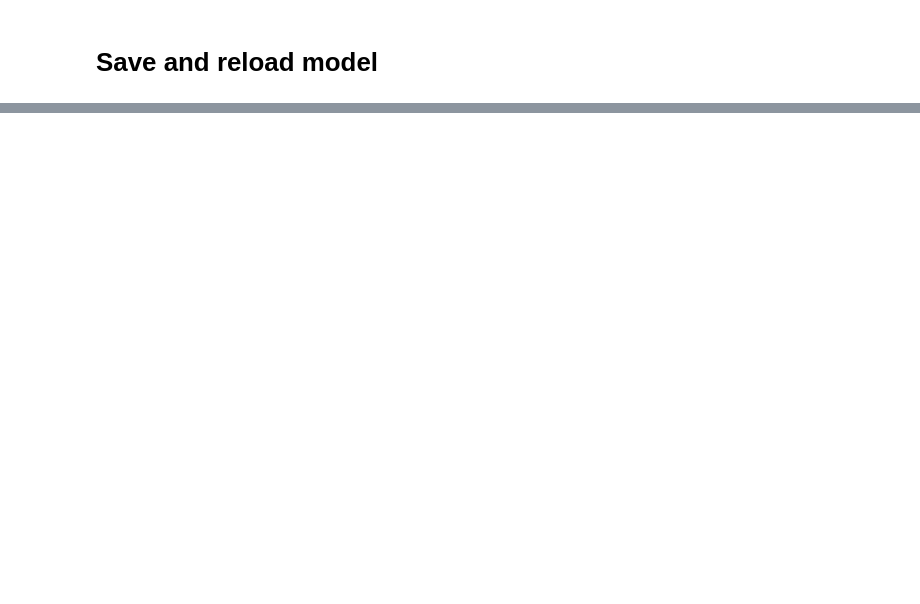
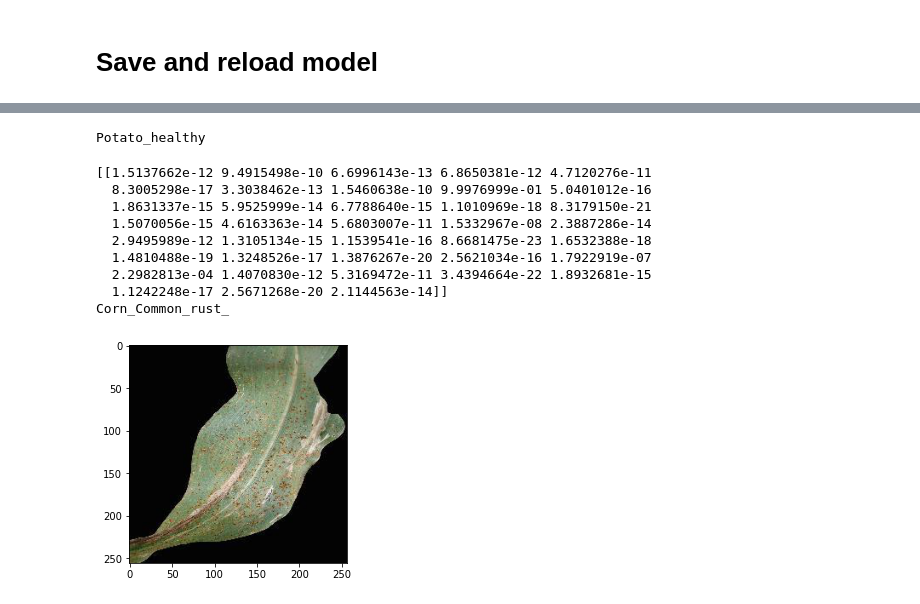
Before and after one commit to IBM-EPBL/IBM-Project-2274-1658468716, a Jupyter notebook: Project Development Phase/Sprint 1/project-hive.ipynb, the cells around one changed output, grey strips where cells are left out. Saved outputs shown, nothing was run; the diff lists cells and outputs as text; code cells hidden in the pictures; blank space fills up the shorter version.

```diff
--- a/Project Development Phase/Sprint 1/project-hive.ipynb
+++ b/Project Development Phase/Sprint 1/project-hive.ipynb
@@ -276,0 +294,46 @@ _________________________________________________________________
+# %%
+classes=['Apple_scab', 'Apple_Black_rot', 'Cedar_apple_rust',
+         'Apple_healthy', 'Blueberry_healthy',
+         'Cherry_Powdery_mildew', 'Cherry_healthy',
+         'Corn_Cercospora_leaf_spot', 'Corn_Common_rust_',
+         'Corn_Northern_Leaf_Blight', 'Corn_healthy',
+         'Grape_Black_rot', 'Grape_Black_Measles',
+         'Grape_Leaf_blight', 'Grape_healthy',
+         'Orange_Haunglongbing', 'Peach_Bacterial_spot',
+         'Peach_healthy', 'Pepper,_bell_Bacterial_spot', 'Pepper,_bell_healthy',
+         'Potato_Early_blight', 'Potato_Late_blight', 'Potato_healthy',
+         'Raspberry_healthy', 'Soybean_healthy', 'Squash_Powdery_mildew',
+         'Strawberry_Leaf_scorch', 'Strawberry_healthy', 'Tomato_Bacterial_spot',
+         'Tomato_Early_blight', 'Tomato_Late_blight', 'Tomato_Leaf_Mold',
+         'Tomato_Septoria_leaf_spot', 'Tomato_Spider_mites Two-spotted_spider_mite',
+         'Tomato_Target_Spot', 'Tomato_Tomato_Yellow_Leaf_Curl_Virus',
+         'Tomato_Tomato_mosaic_virus', 'Tomato_healthy']
+# %%
+print(classes[y_class[0]])
+# %% [output]
+Potato_healthy
+# %%
+im1 = "../input/new-plant-diseases-dataset/test/test/CornCommonRust1.JPG"
+dat = tf.keras.utils.load_img(im1)
+plt.imshow(dat)
+test_dat = tf.keras.preprocessing.image.img_to_array(dat)
+test_dat = test_dat/255.0
+test_dl = np.expand_dims(test_dat, axis=0)
+pred = m1_recontr.predict(test_dl)
+
+print(pred)
+y_class = np.argmax(pred,axis=1)
+
+y_class[0]
+print(classes[y_class[0]])
+# %% [output]
+[[1.5137662e-12 9.4915498e-10 6.6996143e-13 6.8650381e-12 4.7120276e-11
+  8.3005298e-17 3.3038462e-13 1.5460638e-10 9.9976999e-01 5.0401012e-16
+  1.8631337e-15 5.9525999e-14 6.7788640e-15 1.1010969e-18 8.3179150e-21
+  1.5070056e-15 4.6163363e-14 5.6803007e-11 1.5332967e-08 2.3887286e-14
+  2.9495989e-12 1.3105134e-15 1.1539541e-16 8.6681475e-23 1.6532388e-18
+  1.4810488e-19 1.3248526e-17 1.3876267e-20 2.5621034e-16 1.7922919e-07
+  2.2982813e-04 1.4070830e-12 5.3169472e-11 3.4394664e-22 1.8932681e-15
+  1.1242248e-17 2.5671268e-20 2.1144563e-14]]
+Corn_Common_rust_
+[figure, added]
```
Also changed, not shown: parts of 14 cells of this notebook, 4 other files.
